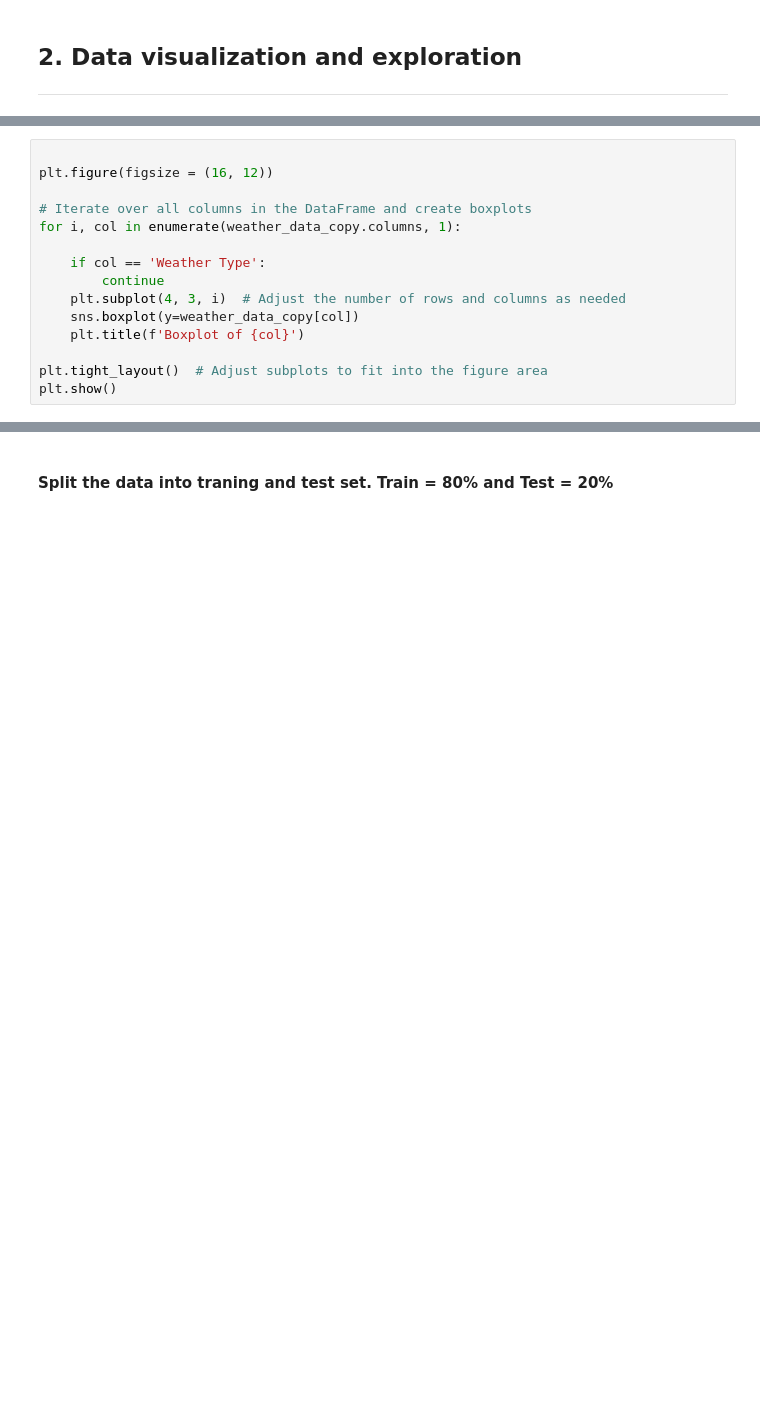
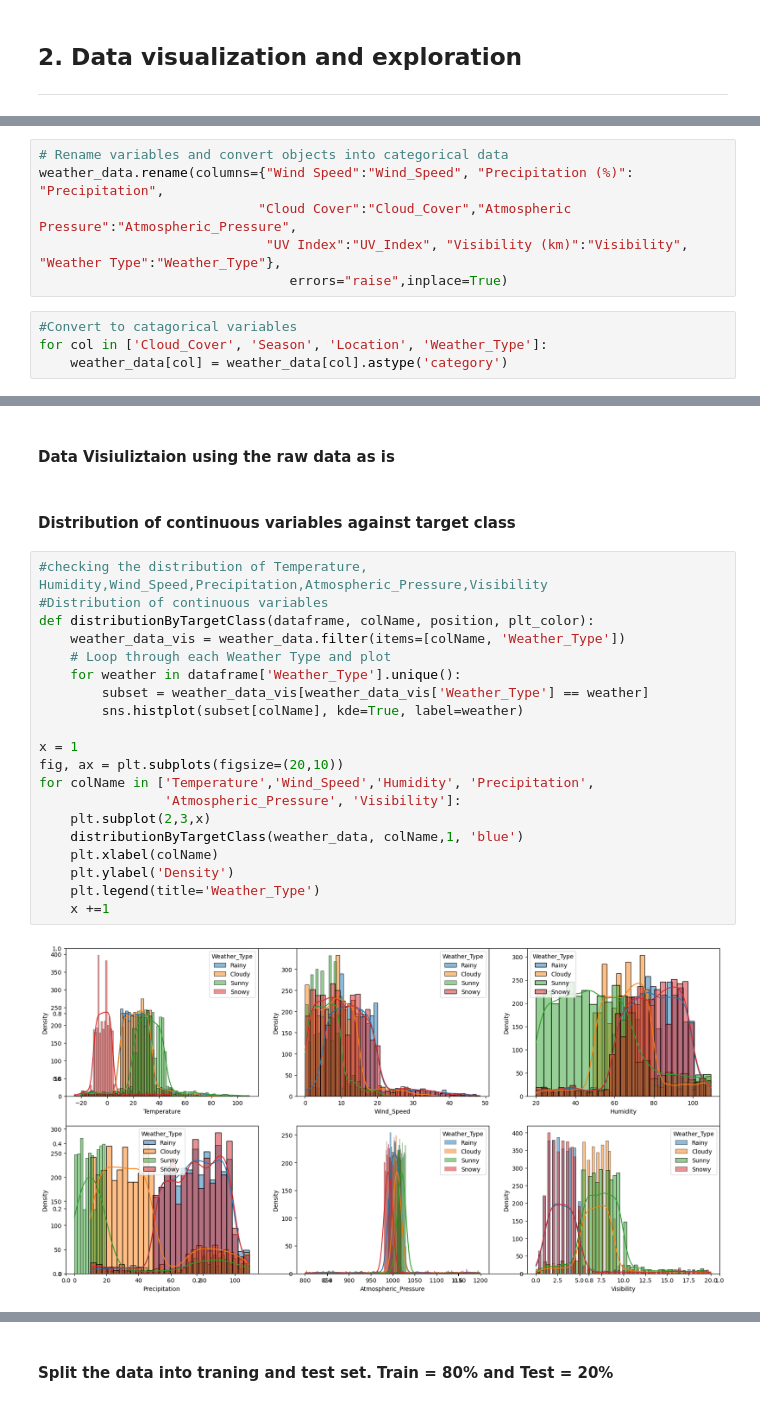
Before and after one commit to hrishi2893/ai-ml-masters, a Jupyter notebook: semester-1/machine-learning/assignment-1/group_142_problem_statement_6.ipynb, the cells around one changed output, grey strips where cells are left out. Drawn from its saved outputs; the diff is of its cells as text; blank space fills up the shorter version.

```diff
--- a/semester-1/machine-learning/assignment-1/group_142_problem_statement_6.ipynb
+++ b/semester-1/machine-learning/assignment-1/group_142_problem_statement_6.ipynb
@@ -91,15 +44,0 @@ print(weather_data_copy.head().to_string(index=False))
-# %%
-
-plt.figure(figsize = (16, 12))
-
-# Iterate over all columns in the DataFrame and create boxplots
-for i, col in enumerate(weather_data_copy.columns, 1):
-
-    if col == 'Weather Type':
-        continue
-    plt.subplot(4, 3, i)  # Adjust the number of rows and columns as needed
-    sns.boxplot(y=weather_data_copy[col])
-    plt.title(f'Boxplot of {col}')
-
-plt.tight_layout()  # Adjust subplots to fit into the figure area
-plt.show()
@@ -226,0 +75,10 @@ y = weather_data_copy['Weather Type']
+# %%
+# Rename variables and convert objects into categorical data
+weather_data.rename(columns={"Wind Speed":"Wind_Speed", "Precipitation (%)": "Precipitation",
+                            "Cloud Cover":"Cloud_Cover","Atmospheric Pressure":"Atmospheric_Pressure",
+                             "UV Index":"UV_Index", "Visibility (km)":"Visibility", "Weather Type":"Weather_Type"},
+                                errors="raise",inplace=True)
+# %%
+#Convert to catagorical variables
+for col in ['Cloud_Cover', 'Season', 'Location', 'Weather_Type']:
+    weather_data[col] = weather_data[col].astype('category')
@@ -226,0 +150,26 @@ y = weather_data_copy['Weather Type']
+# %% [markdown]
+#### Data Visiuliztaion using the raw data as is
+# %% [markdown]
+#### Distribution of continuous variables against target class
+# %%
+#checking the distribution of Temperature, Humidity,Wind_Speed,Precipitation,Atmospheric_Pressure,Visibility
+#Distribution of continuous variables
+def distributionByTargetClass(dataframe, colName, position, plt_color):
+    weather_data_vis = weather_data.filter(items=[colName, 'Weather_Type'])
+    # Loop through each Weather Type and plot
+    for weather in dataframe['Weather_Type'].unique():
+        subset = weather_data_vis[weather_data_vis['Weather_Type'] == weather]
+        sns.histplot(subset[colName], kde=True, label=weather)
+
+x = 1
+fig, ax = plt.subplots(figsize=(20,10))
+for colName in ['Temperature','Wind_Speed','Humidity', 'Precipitation',
+                'Atmospheric_Pressure', 'Visibility']:
+    plt.subplot(2,3,x)
+    distributionByTargetClass(weather_data, colName,1, 'blue')
+    plt.xlabel(colName)
+    plt.ylabel('Density')
+    plt.legend(title='Weather_Type')
+    x +=1
+# %% [output]
+[figure, added]
```
Also changed, not shown: parts of 77 cells of this notebook.
